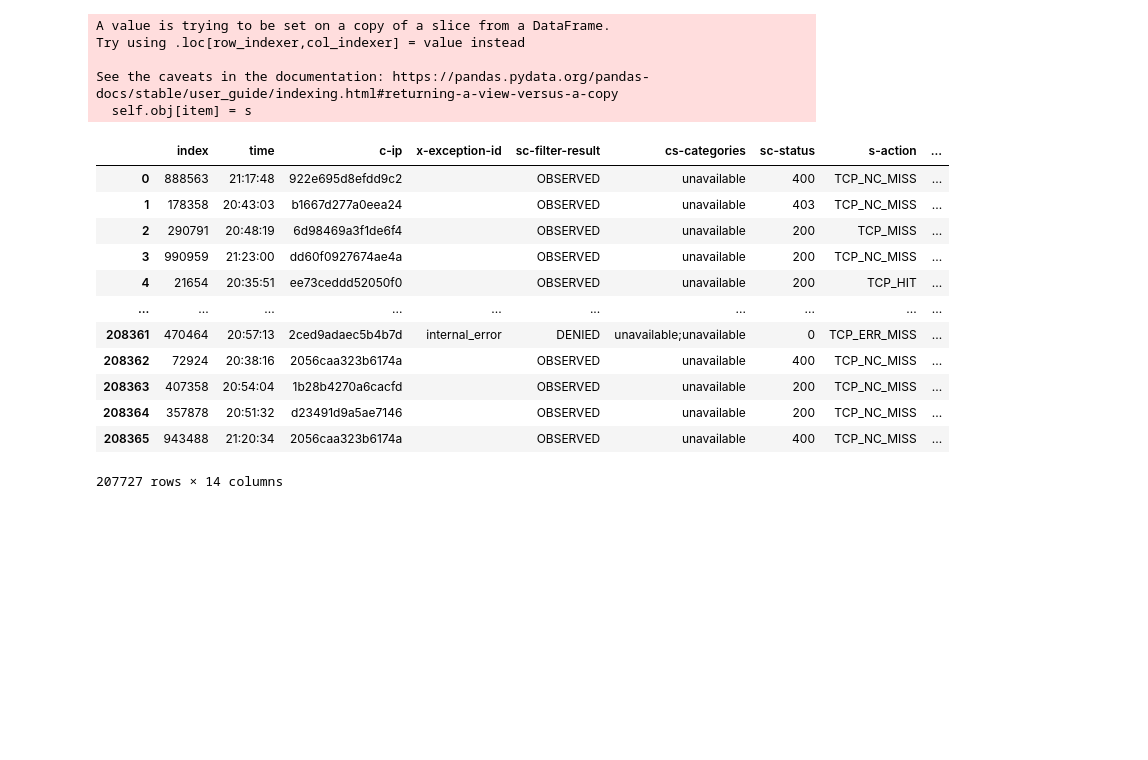
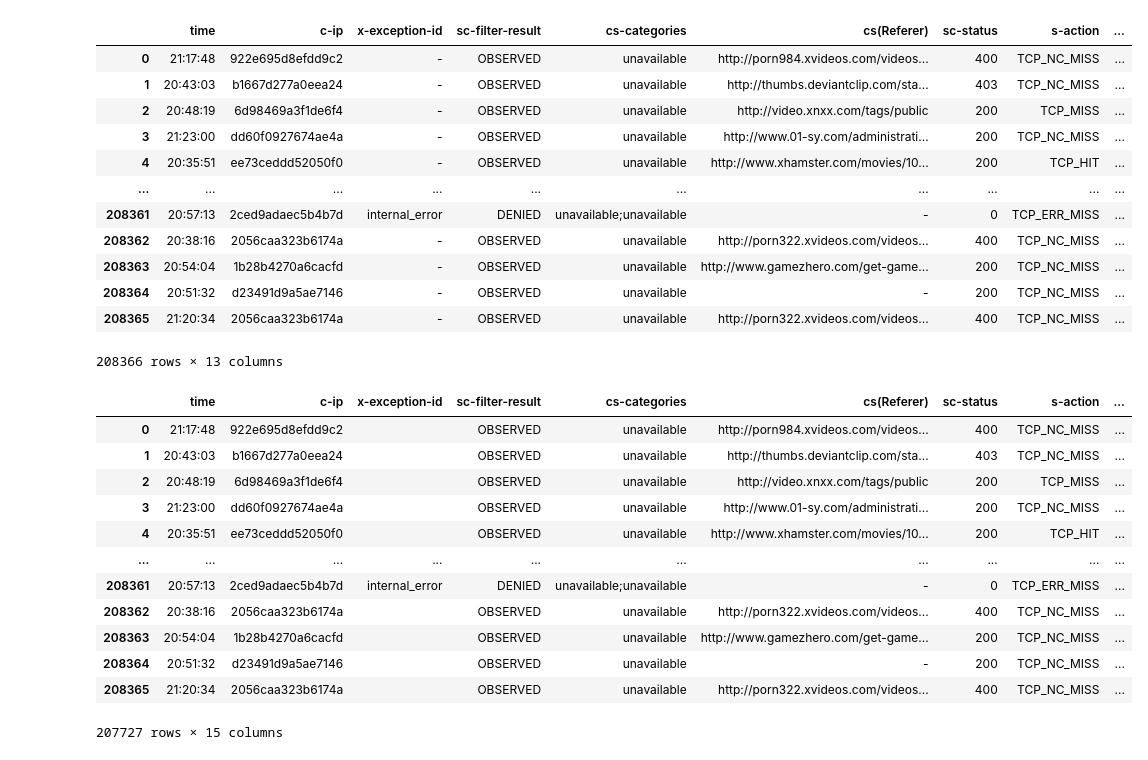
Before and after one commit to Skaddd/Clustering_URL, a Jupyter notebook: clustering.ipynb, the cells around one changed output. Saved outputs shown, nothing was run; the diff lists cells and outputs as text; code cells hidden in the pictures; blank space fills up the shorter version.

```diff
--- a/clustering.ipynb
+++ b/clustering.ipynb
@@ -31,21 +49,39 @@ def preprocessing(data):
 # %%
 def compute_similarity(string1,stand_val):
     indexes=np.where(string1==stand_val)
     return indexes[0]
 
 
 def apply_sim(data,column_name,one_line_df,new_col_name):
     if column_name not in data.columns:
         print("Wrong column name")
         return 0
     else :
         list_indexes=compute_similarity(data[column_name].values,one_line_df[column_name].values[0])
         data[new_col_name]=data.index.isin(list_indexes)
         data[new_col_name]=data[new_col_name].astype(int)
     return data
+
+
+df3
+# %% [output]
+|  | time | c-ip | x-exception-id | sc-filter-result | cs-categories | cs(Referer) | sc-status | s-action | ... |
+| 0 | 21:17:48 | 922e695d8efdd9c2 | - | OBSERVED | unavailable | http://porn984.xvideos.com/videos... | 400 | TCP_NC_MISS | ... |
+| 1 | 20:43:03 | b1667d277a0eea24 | - | OBSERVED | unavailable | http://thumbs.deviantclip.com/sta... | 403 | TCP_NC_MISS | ... |
+| 2 | 20:48:19 | 6d98469a3f1de6f4 | - | OBSERVED | unavailable | http://video.xnxx.com/tags/public | 200 | TCP_MISS | ... |
+| 3 | 21:23:00 | dd60f0927674ae4a | - | OBSERVED | unavailable | http://www.01-sy.com/administrati... | 200 | TCP_NC_MISS | ... |
+| 4 | 20:35:51 | ee73ceddd52050f0 | - | OBSERVED | unavailable | http://www.xhamster.com/movies/10... | 200 | TCP_HIT | ... |
+| ... | ... | ... | ... | ... | ... | ... | ... | ... | ... |
+| 208361 | 20:57:13 | 2ced9adaec5b4b7d | internal_error | DENIED | unavailable;unavailable | - | 0 | TCP_ERR_MISS | ... |
+| 208362 | 20:38:16 | 2056caa323b6174a | - | OBSERVED | unavailable | http://porn322.xvideos.com/videos... | 400 | TCP_NC_MISS | ... |
+| 208363 | 20:54:04 | 1b28b4270a6cacfd | - | OBSERVED | unavailable | http://www.gamezhero.com/get-game... | 200 | TCP_NC_MISS | ... |
+| 208364 | 20:51:32 | d23491d9a5ae7146 | - | OBSERVED | unavailable | - | 200 | TCP_NC_MISS | ... |
+| 208365 | 21:20:34 | 2056caa323b6174a | - | OBSERVED | unavailable | http://porn322.xvideos.com/videos... | 400 | TCP_NC_MISS | ... |
+208366 rows × 13 columns
 # %%
 def compute_all_sims(data,y):
-    all_cols=data.columns.tolist()[3:]
+    all_cols=['x-exception-id','sc-filter-result','cs-categories',
+ 'sc-status','s-action','cs-uri-scheme','cs-uri-port']
     all_cols
     for col in all_cols:
         apply_sim(data,col,y,'sim')
@@ -57,21 +93,16 @@ def compute_all_sims(data,y):
 df3=preprocessing(df3)
 compute_all_sims(df3,y)
 # %% [output]
+|  | time | c-ip | x-exception-id | sc-filter-result | cs-categories | cs(Referer) | sc-status | s-action | ... |
+| 0 | 21:17:48 | 922e695d8efdd9c2 |  | OBSERVED | unavailable | http://porn984.xvideos.com/videos... | 400 | TCP_NC_MISS | ... |
+| 1 | 20:43:03 | b1667d277a0eea24 |  | OBSERVED | unavailable | http://thumbs.deviantclip.com/sta... | 403 | TCP_NC_MISS | ... |
+| 2 | 20:48:19 | 6d98469a3f1de6f4 |  | OBSERVED | unavailable | http://video.xnxx.com/tags/public | 200 | TCP_MISS | ... |
+| 3 | 21:23:00 | dd60f0927674ae4a |  | OBSERVED | unavailable | http://www.01-sy.com/administrati... | 200 | TCP_NC_MISS | ... |
+| 4 | 20:35:51 | ee73ceddd52050f0 |  | OBSERVED | unavailable | http://www.xhamster.com/movies/10... | 200 | TCP_HIT | ... |
+| ... | ... | ... | ... | ... | ... | ... | ... | ... | ... |
+| 208361 | 20:57:13 | 2ced9adaec5b4b7d | internal_error | DENIED | unavailable;unavailable | - | 0 | TCP_ERR_MISS | ... |
+| 208362 | 20:38:16 | 2056caa323b6174a |  | OBSERVED | unavailable | http://porn322.xvideos.com/videos... | 400 | TCP_NC_MISS | ... |
+| 208363 | 20:54:04 | 1b28b4270a6cacfd |  | OBSERVED | unavailable | http://www.gamezhero.com/get-game... | 200 | TCP_NC_MISS | ... |
+| 208364 | 20:51:32 | d23491d9a5ae7146 |  | OBSERVED | unavailable | - | 200 | TCP_NC_MISS | ... |
+| 208365 | 21:20:34 | 2056caa323b6174a |  | OBSERVED | unavailable | http://porn322.xvideos.com/videos... | 400 | TCP_NC_MISS | ... |
-A value is trying to be set on a copy of a slice from a DataFrame.
-Try using .loc[row_indexer,col_indexer] = value instead
-
-See the caveats in the documentation: https://pandas.pydata.org/pandas-docs/stable/user_guide/indexing.html#returning-a-view-versus-a-copy
-  self.obj[item] = s
+207727 rows × 15 columns
-|  | index | time | c-ip | x-exception-id | sc-filter-result | cs-categories | sc-status | s-action | ... |
-| 0 | 888563 | 21:17:48 | 922e695d8efdd9c2 |  | OBSERVED | unavailable | 400 | TCP_NC_MISS | ... |
-| 1 | 178358 | 20:43:03 | b1667d277a0eea24 |  | OBSERVED | unavailable | 403 | TCP_NC_MISS | ... |
-| 2 | 290791 | 20:48:19 | 6d98469a3f1de6f4 |  | OBSERVED | unavailable | 200 | TCP_MISS | ... |
-| 3 | 990959 | 21:23:00 | dd60f0927674ae4a |  | OBSERVED | unavailable | 200 | TCP_NC_MISS | ... |
-| 4 | 21654 | 20:35:51 | ee73ceddd52050f0 |  | OBSERVED | unavailable | 200 | TCP_HIT | ... |
-| ... | ... | ... | ... | ... | ... | ... | ... | ... | ... |
-| 208361 | 470464 | 20:57:13 | 2ced9adaec5b4b7d | internal_error | DENIED | unavailable;unavailable | 0 | TCP_ERR_MISS | ... |
-| 208362 | 72924 | 20:38:16 | 2056caa323b6174a |  | OBSERVED | unavailable | 400 | TCP_NC_MISS | ... |
-| 208363 | 407358 | 20:54:04 | 1b28b4270a6cacfd |  | OBSERVED | unavailable | 200 | TCP_NC_MISS | ... |
-| 208364 | 357878 | 20:51:32 | d23491d9a5ae7146 |  | OBSERVED | unavailable | 200 | TCP_NC_MISS | ... |
-| 208365 | 943488 | 21:20:34 | 2056caa323b6174a |  | OBSERVED | unavailable | 400 | TCP_NC_MISS | ... |
-207727 rows × 14 columns
```
Also changed, not shown: parts of 10 cells of this notebook.
